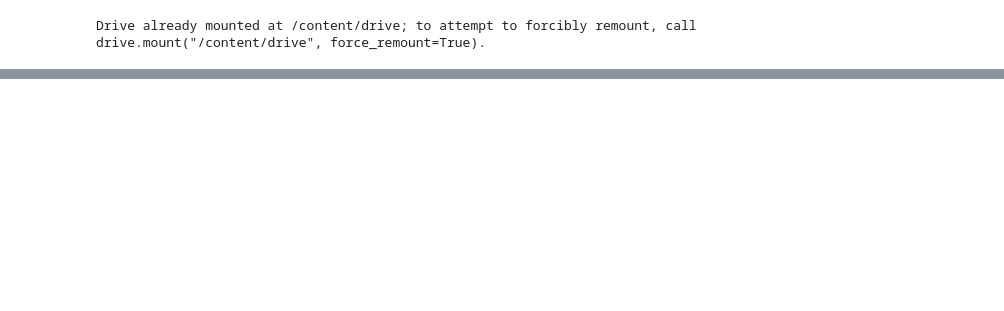
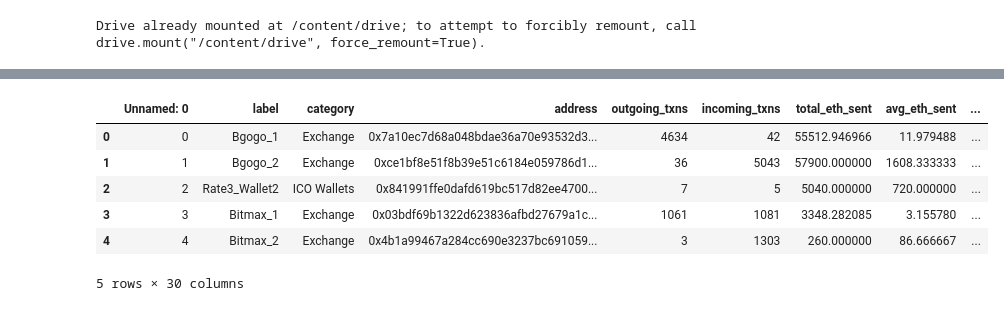
Before and after one commit to shazzad-hasan/ethereum-addresses-space-clustering, a Jupyter notebook: data_preprocessing.ipynb, the cells around one changed output, grey strips where cells are left out. Drawn from its saved outputs; the diff is of its cells as text; code cells hidden in the pictures; blank space fills up the shorter version.

```diff
--- a/data_preprocessing.ipynb
+++ b/data_preprocessing.ipynb
@@ -74,0 +91,11 @@ memory usage: 299.2+ KB
+# %%
+df_label_g = pd.read_csv("/content/drive/MyDrive/ethereum-address-space-clustering/data/address_labels_bigquery.csv")
+df_label_g.head()
+# %% [output]
+|  | Unnamed: 0 | label | category | address | outgoing_txns | incoming_txns | total_eth_sent | avg_eth_sent | ... |
+| 0 | 0 | Bgogo_1 | Exchange | 0x7a10ec7d68a048bdae36a70e93532d3... | 4634 | 42 | 55512.946966 | 11.979488 | ... |
+| 1 | 1 | Bgogo_2 | Exchange | 0xce1bf8e51f8b39e51c6184e059786d1... | 36 | 5043 | 57900.000000 | 1608.333333 | ... |
+| 2 | 2 | Rate3_Wallet2 | ICO Wallets | 0x841991ffe0dafd619bc517d82ee4700... | 7 | 5 | 5040.000000 | 720.000000 | ... |
+| 3 | 3 | Bitmax_1 | Exchange | 0x03bdf69b1322d623836afbd27679a1c... | 1061 | 1081 | 3348.282085 | 3.155780 | ... |
+| 4 | 4 | Bitmax_2 | Exchange | 0x4b1a99467a284cc690e3237bc691059... | 3 | 1303 | 260.000000 | 86.666667 | ... |
+5 rows × 30 columns
```
Also changed, not shown: parts of 20 cells of this notebook.
